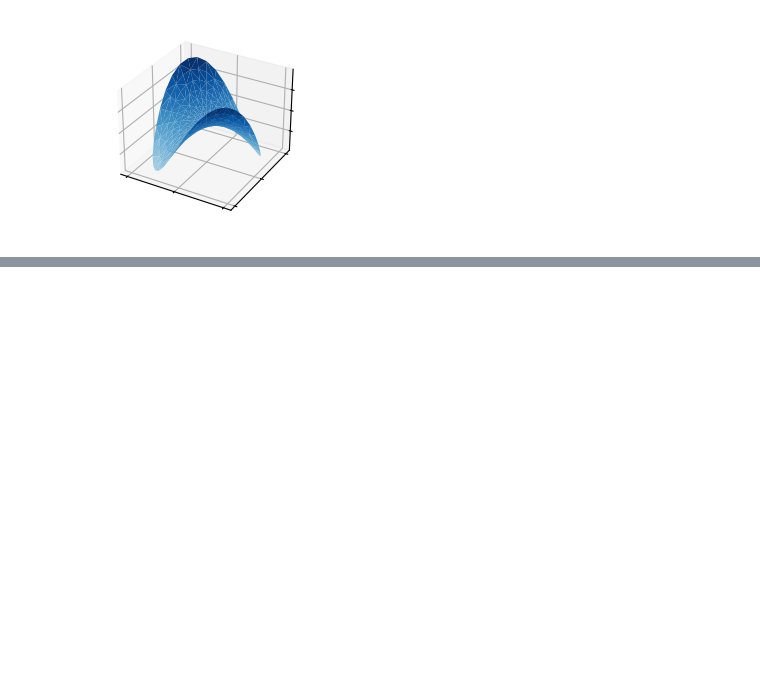
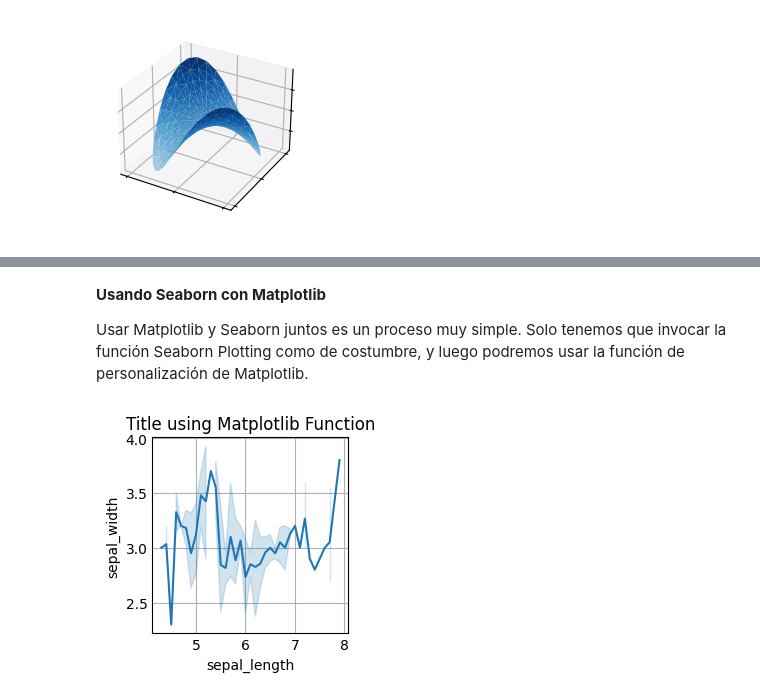
Before and after one commit to jorgenriquez/Inteligencia_artificial, a Jupyter notebook: Clase_02_Inteligencia_artificial.ipynb, the cells around one changed output, grey strips where cells are left out. Saved outputs shown, nothing was run; the diff lists cells and outputs as text; code cells hidden in the pictures; blank space fills up the shorter version.

```diff
--- a/Clase_02_Inteligencia_artificial.ipynb
+++ b/Clase_02_Inteligencia_artificial.ipynb
@@ -529,0 +564,23 @@ Las versiones oficiales de seaborn se pueden instalar desde PyPI :
+# %% [markdown]
+**Usando Seaborn con Matplotlib**
+
+Usar Matplotlib y Seaborn juntos es un proceso muy simple. Solo tenemos que invocar la función Seaborn Plotting como de costumbre, y luego podremos usar la función de personalización de Matplotlib.
+# %%
+# Ejemplo 1: usaremos el ejemplo anterior y agregaremos el título al gráfico usando Matplotlib.
+
+# importing packages
+import seaborn as sns
+import matplotlib.pyplot as plt
+
+# loading dataset
+data = sns.load_dataset("iris")
+
+# draw lineplot
+sns.lineplot(x="sepal_length", y="sepal_width", data=data)
+
+# setting the title using Matplotlib
+plt.title('Title using Matplotlib Function')
+
+plt.show()
+# %% [output]
+[figure, added]
```
Also changed, not shown: parts of 25 cells of this notebook.
